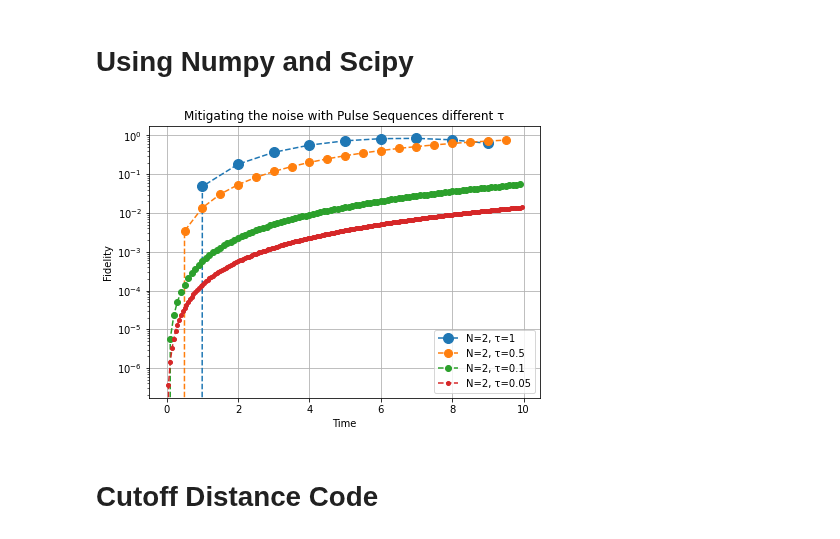
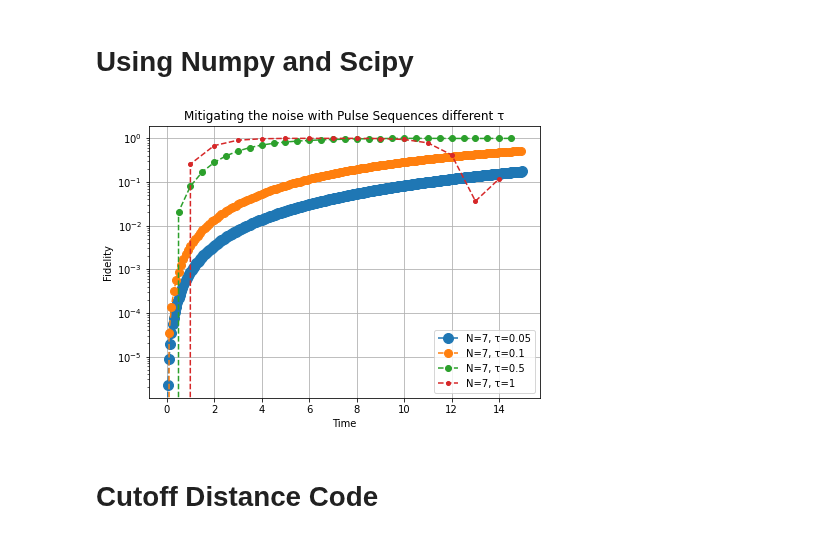
Before and after one commit to JessicaJohnBritto/WalshPulseSeq, a Jupyter notebook: Initial Codes/QuTip Assignment-InternshipUGA.ipynb, the cells around one changed output. Cells and saved outputs as stored; diff of their text form; code cells hidden in the pictures.

```diff
--- a/Initial Codes/QuTip Assignment-InternshipUGA.ipynb
+++ b/Initial Codes/QuTip Assignment-InternshipUGA.ipynb
@@ -249,35 +251,35 @@ def TimeEvolOpForTFH(params, **kwargs):
     t_list = np.arange(0, params['T'], tau)
     unitary_timeOp = [np.linalg.matrix_power(expTFH, i) for i, t in enumerate(t_list)]
     return unitary_timeOp, t_list
 unitary_timeOp, t_list = TimeEvolOpForTFH(params, TFH = TogglingFrameH(params))
 
-params['N'] = 2
+params['N'] = 7
 params['pulses'] = [I, Z, X, Y]
 params['n'] = len(params['pulses'])
 params['opH'] = [X, Y, Z]
 params['alpha'] = 2
 n, N, r, op, pulses, psi_nm, R, alpha = initialVals(params)
 mss=10
 
 plt.figure(figsize=[7,5])
 for tau in params['tau_list']:
     params['tau'] = tau
     F = []
     uOp, t = TimeEvolOpForTFH(params, TFH = TogglingFrameH(params))
     psi_t = [normalizeWF(u@psi_nm) for i,u in enumerate(uOp)]
     F = [1-np.power(np.abs(np.vdot(psi_nm, pt)), 2) for pt in psi_t]
 #     print(F)
     plt.plot(t, F, "--o", label = f"N={params['N']}, τ={tau}", ms=mss)
     mss -=2
     plt.yscale("log")
     plt.legend()
     plt.xlabel("Time")
     plt.ylabel("Fidelity")
     plt.title("Mitigating the noise with Pulse Sequences different τ")
     plt.grid('on')
 plt.show()
 # %% [output]
-[figure, old version]
+[figure, new version]
 # %%
 def H_noise(params, **kwargs):
     N = params['N']
```
Also changed, not shown: parts of 9 cells of this notebook.
